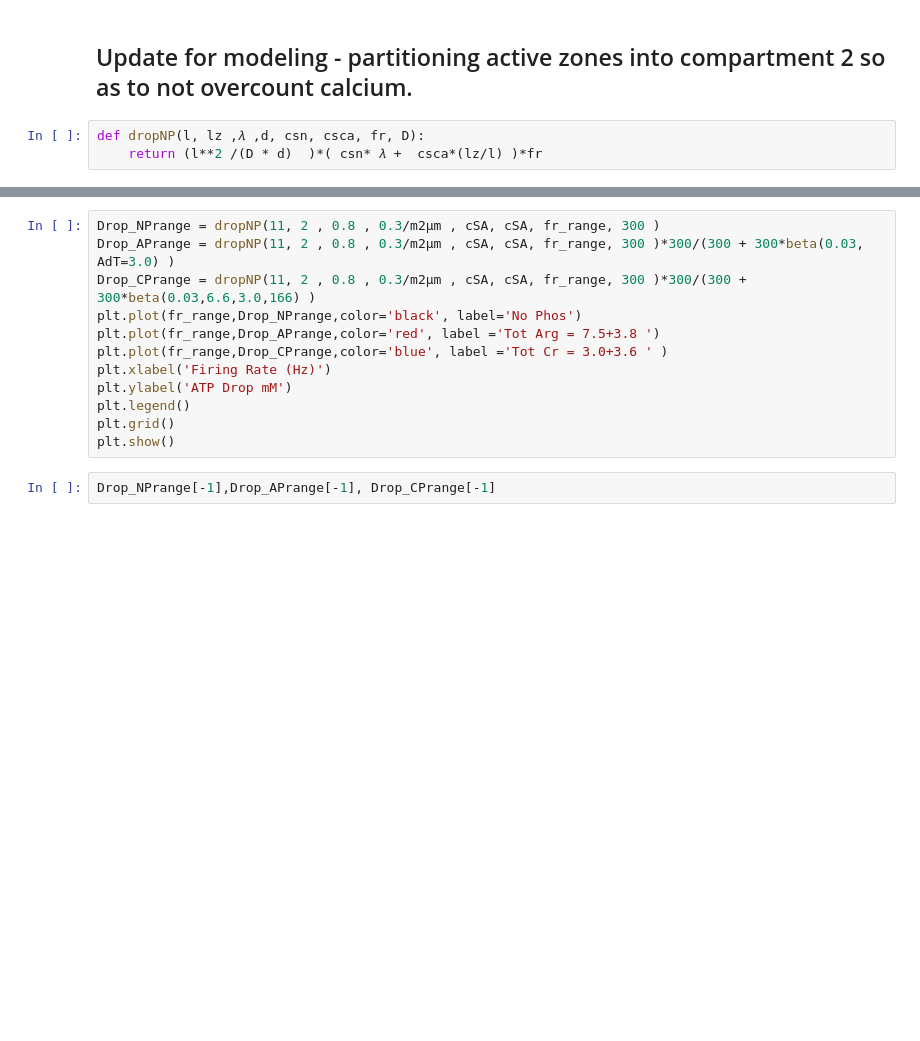
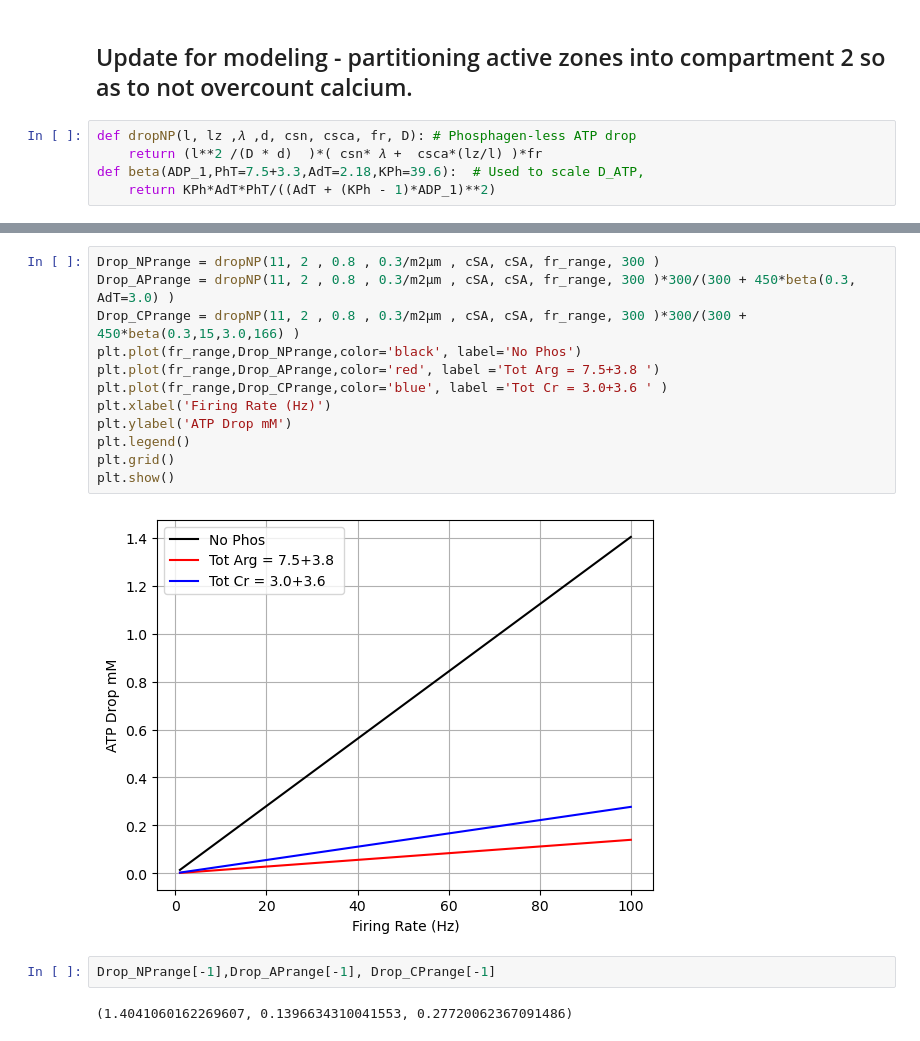
Before and after one commit to ssemper/computation_practice, a Jupyter notebook: consumption_theory.ipynb, the cells around one changed output, grey strips where cells are left out. Drawn from its saved outputs; the diff is of its cells as text; blank space fills up the shorter version.

```diff
--- a/consumption_theory.ipynb
+++ b/consumption_theory.ipynb
@@ -266,7 +275,9 @@ where $L,d,C^V,C^{SA} $ period compartments 1+2 lengths, axon diameter, surface
 # %% [markdown]
 ## Update for modeling - partitioning active zones into compartment 2 so as to not overcount calcium.
 # %%
-def dropNP(l, lz ,𝜆 ,d, csn, csca, fr, D):
+def dropNP(l, lz ,𝜆 ,d, csn, csca, fr, D): # Phosphagen-less ATP drop
     return (l**2 /(D * d)  )*( csn* 𝜆 +  csca*(lz/l) )*fr
+def beta(ADP_1,PhT=7.5+3.3,AdT=2.18,KPh=39.6):  # Used to scale D_ATP,
+    return KPh*AdT*PhT/((AdT + (KPh - 1)*ADP_1)**2)
 # %%
 dropNP(10, 2 ,  0.8 , 0.3/m2µm , cSA, cSA, 33, 300 )
@@ -293,17 +308,21 @@ plt.show()
 # %%
 Drop_NPrange = dropNP(11, 2 , 0.8 , 0.3/m2µm , cSA, cSA, fr_range, 300 )
-Drop_APrange = dropNP(11, 2 , 0.8 , 0.3/m2µm , cSA, cSA, fr_range, 300 )*300/(300 + 300*beta(0.03, AdT=3.0) )
-Drop_CPrange = dropNP(11, 2 , 0.8 , 0.3/m2µm , cSA, cSA, fr_range, 300 )*300/(300 + 300*beta(0.03,6.6,3.0,166) )
+Drop_APrange = dropNP(11, 2 , 0.8 , 0.3/m2µm , cSA, cSA, fr_range, 300 )*300/(300 + 450*beta(0.3, AdT=3.0) )
+Drop_CPrange = dropNP(11, 2 , 0.8 , 0.3/m2µm , cSA, cSA, fr_range, 300 )*300/(300 + 450*beta(0.3,15,3.0,166) )
 plt.plot(fr_range,Drop_NPrange,color='black', label='No Phos')
 plt.plot(fr_range,Drop_APrange,color='red', label ='Tot Arg = 7.5+3.8 ')
 plt.plot(fr_range,Drop_CPrange,color='blue', label ='Tot Cr = 3.0+3.6 ' )
 plt.xlabel('Firing Rate (Hz)')
 plt.ylabel('ATP Drop mM')
 plt.legend()
 plt.grid()
 plt.show()
+# %% [output]
+[figure, added]
 # %%
 Drop_NPrange[-1],Drop_APrange[-1], Drop_CPrange[-1]
+# %% [output]
+(1.4041060162269607, 0.1396634310041553, 0.27720062367091486)
 # %%
 Drop_NPrange = dropNP(5, 1 , 0.8 , 0.3/m2µm , cSA, cSA, fr_range, 300 )
 Drop_APrange = dropNP(5, 1 , 0.8 , 0.3/m2µm , cSA, cSA, fr_range, 300 )*300/(300 + 450*beta(0.03, AdT=2.18) )
```
Also changed, not shown: parts of 30 cells of this notebook.
